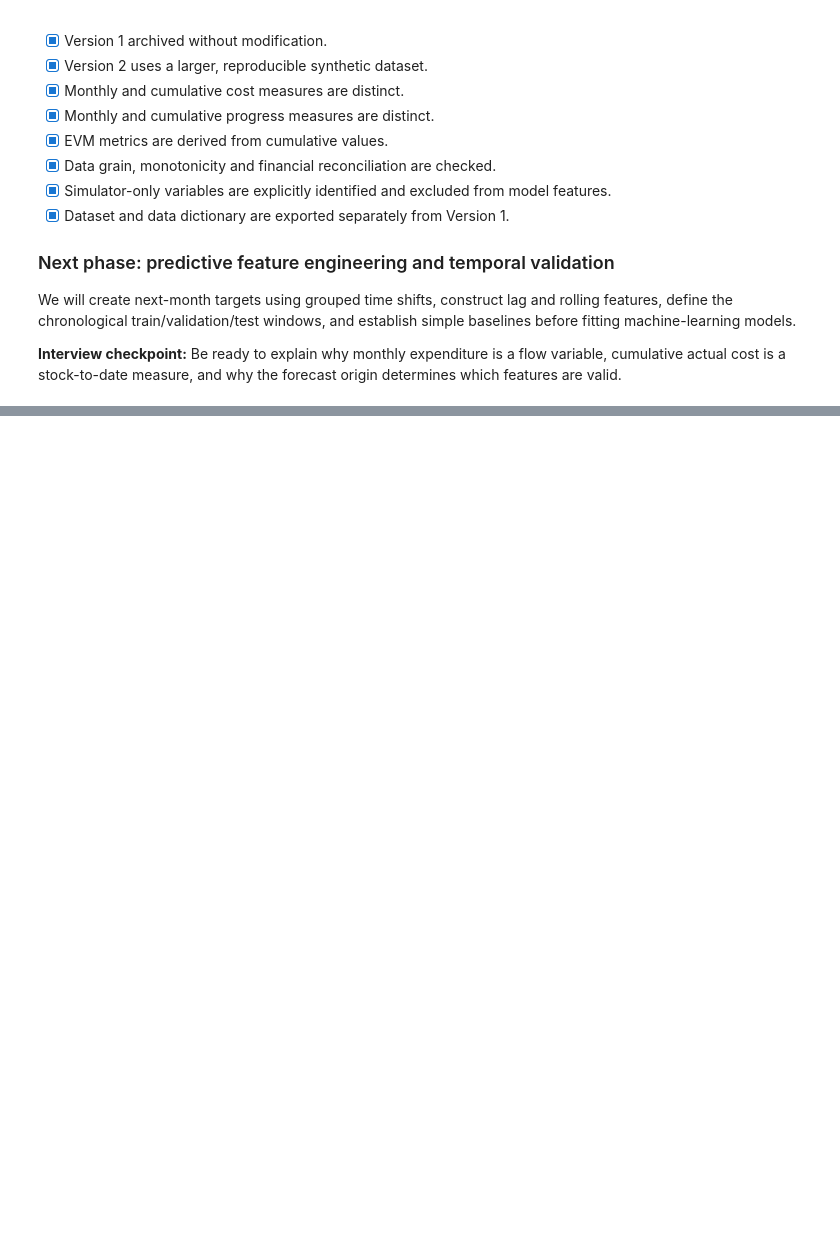
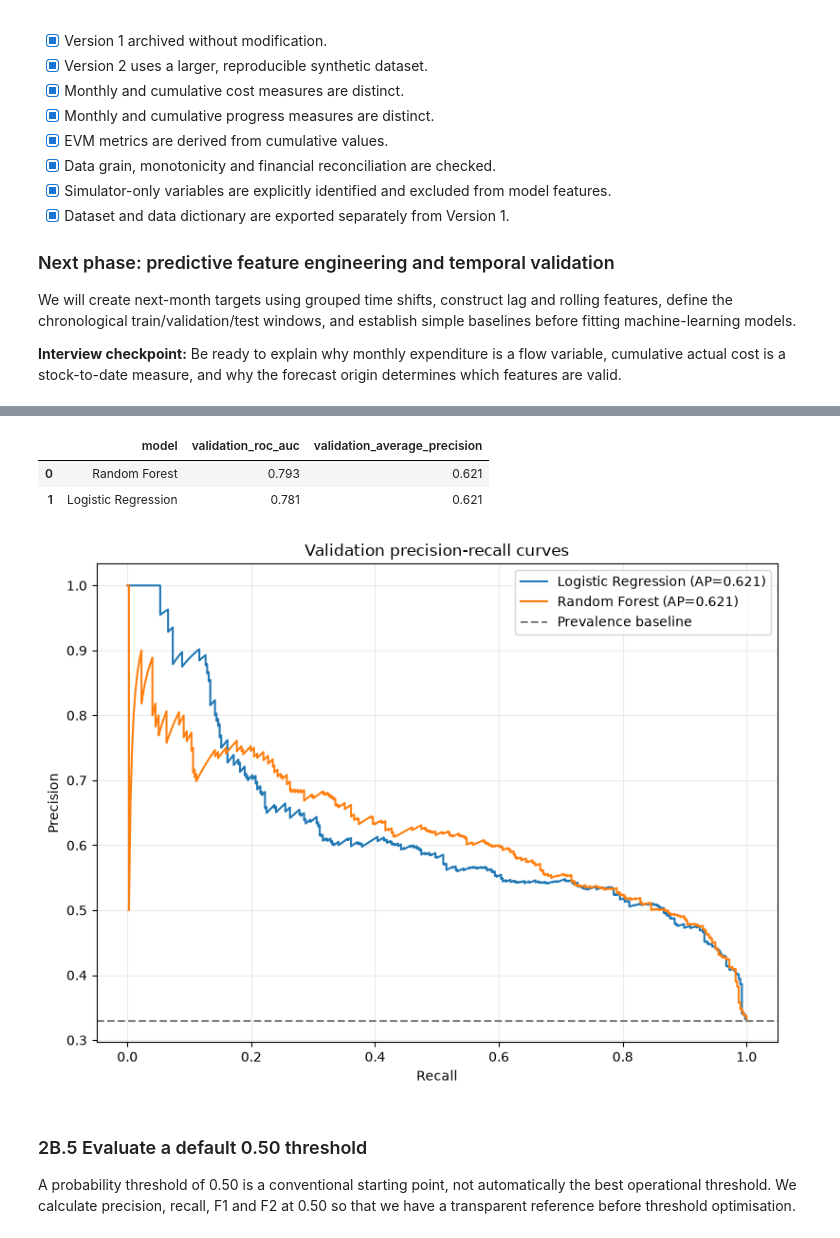
Before and after one commit to rb-ananth/construction-project-analytics, a Jupyter notebook: notebooks/Construction_Project_Analytics_V2.ipynb, the cells around one changed output, grey strips where cells are left out. Saved outputs shown, nothing was run; the diff lists cells and outputs as text; code cells hidden in the pictures; blank space fills up the shorter version.

Commit message:
Complete V2 delay classification and cost progress forecasting

```diff
--- a/notebooks/Construction_Project_Analytics_V2.ipynb
+++ b/notebooks/Construction_Project_Analytics_V2.ipynb
@@ -469,0 +855,20 @@ We will create next-month targets using grouped time shifts, construct lag and r
+# %%
+baseline_model = DummyClassifier(strategy='most_frequent')
+baseline_model.fit(X_train, y_train)
+baseline_prediction = baseline_model.predict(X_validation)
+
+baseline_validation_metrics = {
+    'model': 'Majority-class baseline',
+    'threshold': np.nan,
+    'accuracy': accuracy_score(y_validation, baseline_prediction),
+    'precision': precision_score(y_validation, baseline_prediction, zero_division=0),
+    'recall': recall_score(y_validation, baseline_prediction, zero_division=0),
+    'f1': f1_score(y_validation, baseline_prediction, zero_division=0),
+    'f2': fbeta_score(y_validation, baseline_prediction, beta=2, zero_division=0),
+}
+display(pd.DataFrame([baseline_validation_metrics]))
+display(pd.DataFrame(
+    confusion_matrix(y_validation, baseline_prediction),
+    index=['Actual no delay', 'Actual delay'],
+    columns=['Predicted no delay', 'Predicted delay']
+))
@@ -469,0 +933,46 @@ We will create next-month targets using grouped time shifts, construct lag and r
+# %%
+classification_models = {
+    'Logistic Regression': logistic_pipeline,
+    'Random Forest': random_forest_pipeline,
+}
+
+validation_probabilities = {}
+validation_ranking_rows = []
+
+for model_name, model in classification_models.items():
+    model.fit(X_train, y_train)
+    probabilities = model.predict_proba(X_validation)[:, 1]
+    validation_probabilities[model_name] = probabilities
+    validation_ranking_rows.append({
+        'model': model_name,
+        'validation_roc_auc': roc_auc_score(y_validation, probabilities),
+        'validation_average_precision': average_precision_score(y_validation, probabilities),
+    })
+
+validation_ranking = pd.DataFrame(validation_ranking_rows).sort_values(
+    'validation_average_precision', ascending=False
+).reset_index(drop=True)
+display(validation_ranking)
+
+plt.figure(figsize=(8, 6))
+for model_name, probabilities in validation_probabilities.items():
+    precision_values, recall_values, _ = precision_recall_curve(y_validation, probabilities)
+    ap = average_precision_score(y_validation, probabilities)
+    plt.plot(recall_values, precision_values, label=f'{model_name} (AP={ap:.3f})')
+plt.axhline(y_validation.mean(), linestyle='--', color='grey', label='Prevalence baseline')
+plt.xlabel('Recall')
+plt.ylabel('Precision')
+plt.title('Validation precision-recall curves')
+plt.legend()
+plt.grid(alpha=0.25)
+plt.tight_layout()
+plt.show()
+# %% [output]
+|  | model | validation_roc_auc | validation_average_precision |
+| 0 | Random Forest | 0.793 | 0.621 |
+| 1 | Logistic Regression | 0.781 | 0.621 |
+[figure, added]
+# %% [markdown]
+### 2B.5 Evaluate a default 0.50 threshold
+
+A probability threshold of 0.50 is a conventional starting point, not automatically the best operational threshold. We calculate precision, recall, F1 and F2 at 0.50 so that we have a transparent reference before threshold optimisation.
```
Also changed, not shown: parts of 70 cells of this notebook, 30 other files.
